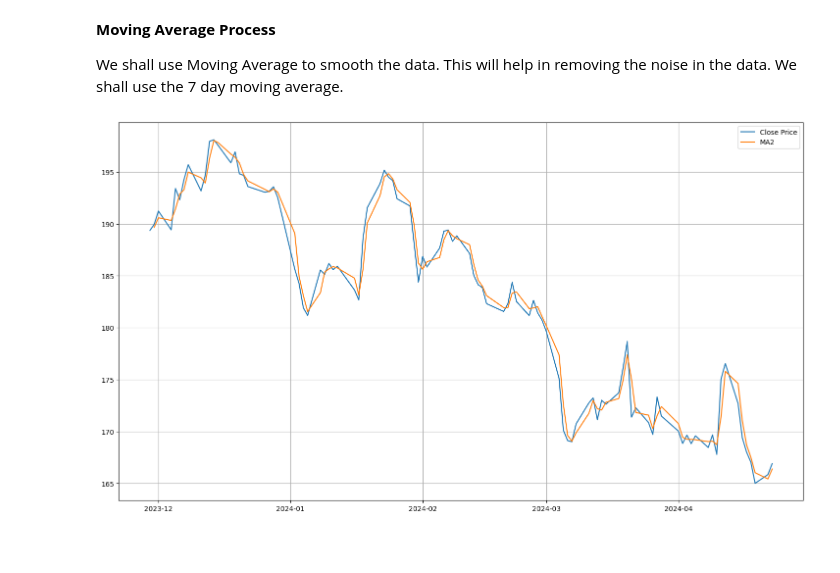
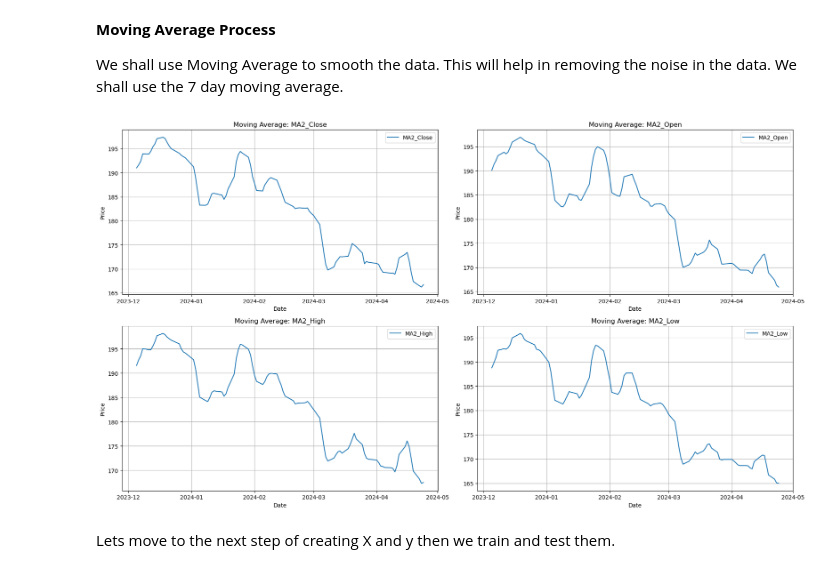
Before and after one commit to Billy272/Financial_bot, a Jupyter notebook: Algorithm_py/main.ipynb, the cells around one changed output. Saved outputs shown, nothing was run; the diff lists cells and outputs as text; code cells hidden in the pictures; blank space fills up the shorter version.

```diff
--- a/Algorithm_py/main.ipynb
+++ b/Algorithm_py/main.ipynb
@@ -123,16 +123,28 @@ The difference above shows that the subtractions makes a stationary time series.
 **Moving Average Process**
 
 We shall use Moving Average to smooth the data. This will help in removing the noise in the data. We shall use the 7 day moving average.
-# %%
-# moving average
-df['MA2'] = df.Close.rolling(window=2).mean()
-
-
-plt.figure(figsize=(18, 10))
-plt.plot(df.index, df['Close'], label='Close Price')
-plt.plot(df.index, df['MA2'], label='MA2')
-plt.grid()
-plt.legend()
-plt.show()
-# %% [output]
-[figure, removed]
+# %%
+# Calculate moving averages
+df['MA2_Close'] = df['Close'].rolling(window=4).mean()
+df['MA2_Open'] = df['Open'].rolling(window=4).mean()
+df['MA2_High'] = df['High'].rolling(window=4).mean()
+df['MA2_Low'] = df['Low'].rolling(window=4).mean()
+
+plt.figure(figsize=(18, 10))
+
+# Loop through the moving averages and plot each one
+for c in ['MA2_Close', 'MA2_Open', 'MA2_High', 'MA2_Low']:
+    plt.subplot(2, 2, ['MA2_Close', 'MA2_Open', 'MA2_High', 'MA2_Low'].index(c) + 1)
+    plt.plot(df.index, df[c], label=c)
+    plt.title('Moving Average: ' + c)
+    plt.legend()
+    plt.grid()
+    plt.xlabel('Date')
+    plt.ylabel('Price')
+
+plt.tight_layout()  # Adjust subplot layout to prevent overlapping
+plt.show()
+# %% [output]
+[figure, added]
+# %% [markdown]
+Lets move to the next step of creating X and y then we train and test them.
```
Also changed, not shown: parts of 9 cells of this notebook.
